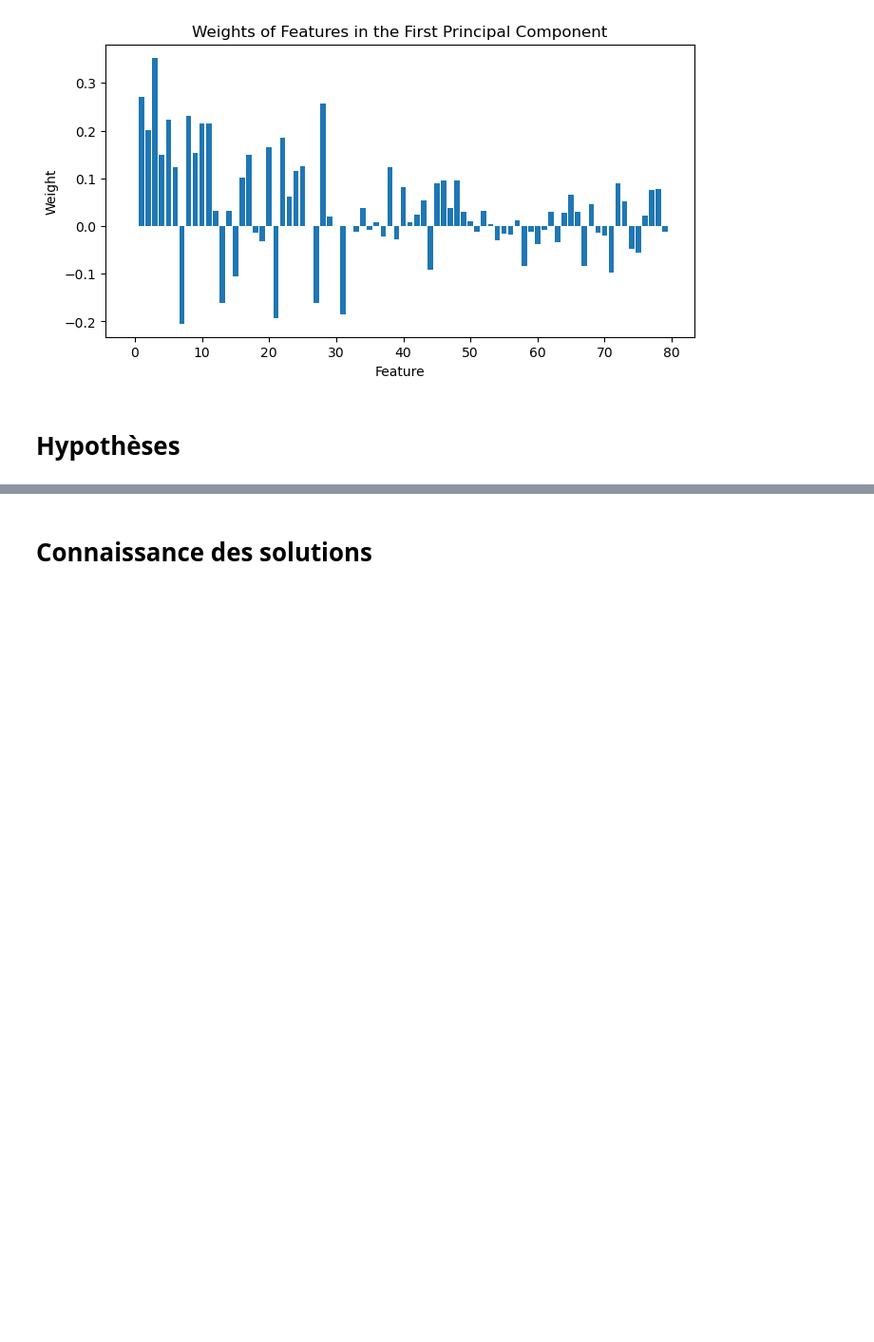
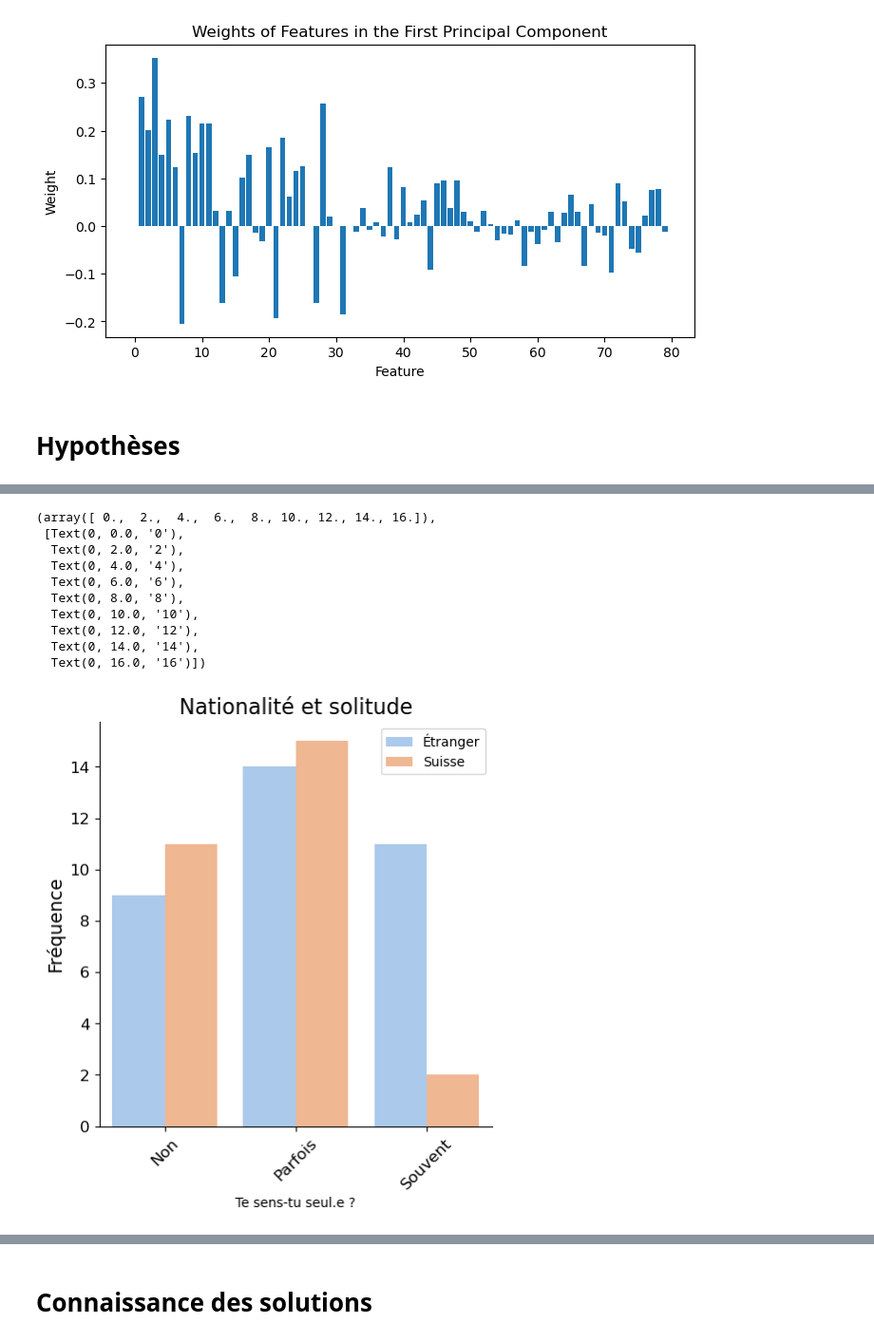
Before and after one commit to ClarissePierre/Precarite_Analyse, a Jupyter notebook: analyse.ipynb, the cells around one changed output, grey strips where cells are left out. Shown: that part at 95% size. Drawn from its saved outputs; the diff is of its cells as text; code cells hidden in the pictures; blank space fills up the shorter version.

```diff
--- a/analyse.ipynb
+++ b/analyse.ipynb
@@ -807,0 +836,35 @@ AttributeError: 'OneHotEncoder' object has no attribute 'get_feature_names'
+# %%
+# Solitude / étranger
+#Créer colonne suisse ou étranger
+data['Étranger'] = data['Nationalité'].apply(lambda x: 'Non' if x == 'Switzerland' else 'Oui' )
+
+#Représentation de 2 catégorical data avec catplot
+sns.catplot(data=data, x='Solitude', hue = 'Étranger',kind='count', legend=False, palette= 'pastel')
+plt.ylabel('Fréquence', fontsize=14)
+plt.title('Nationalité et solitude', fontsize=16)
+
+# Change tick names
+category_counts = data['Solitude'].value_counts()
+Types_Rev = category_counts.index
+Rev = category_counts.values
+plt.xticks(Types_Rev,['Parfois', 'Non', 'Souvent'], rotation=45)
+plt.xlabel('Te sens-tu seul.e ?')
+
+#Change label of legend
+plt.legend(loc='upper right', labels=['Étranger', 'Suisse'])
+
+# Adjust tick label font size
+plt.xticks(fontsize=12)
+plt.yticks(fontsize=12)
+# %% [output]
+(array([ 0.,  2.,  4.,  6.,  8., 10., 12., 14., 16.]),
+ [Text(0, 0.0, '0'),
+  Text(0, 2.0, '2'),
+  Text(0, 4.0, '4'),
+  Text(0, 6.0, '6'),
+  Text(0, 8.0, '8'),
+  Text(0, 10.0, '10'),
+  Text(0, 12.0, '12'),
+  Text(0, 14.0, '14'),
+  Text(0, 16.0, '16')])
+[figure, added]
```
Also changed, not shown: parts of 7 cells of this notebook.
